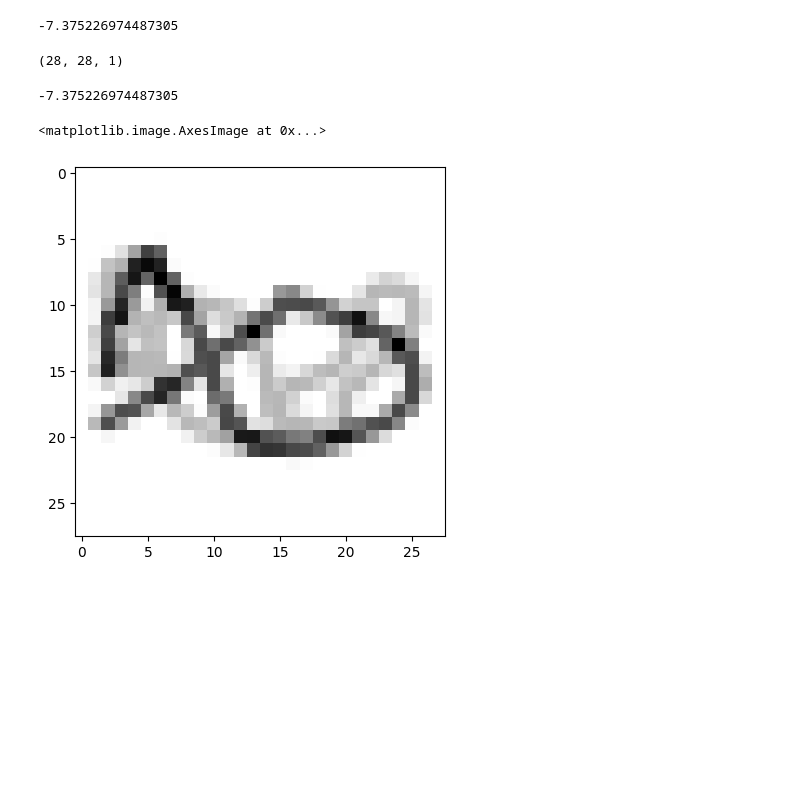
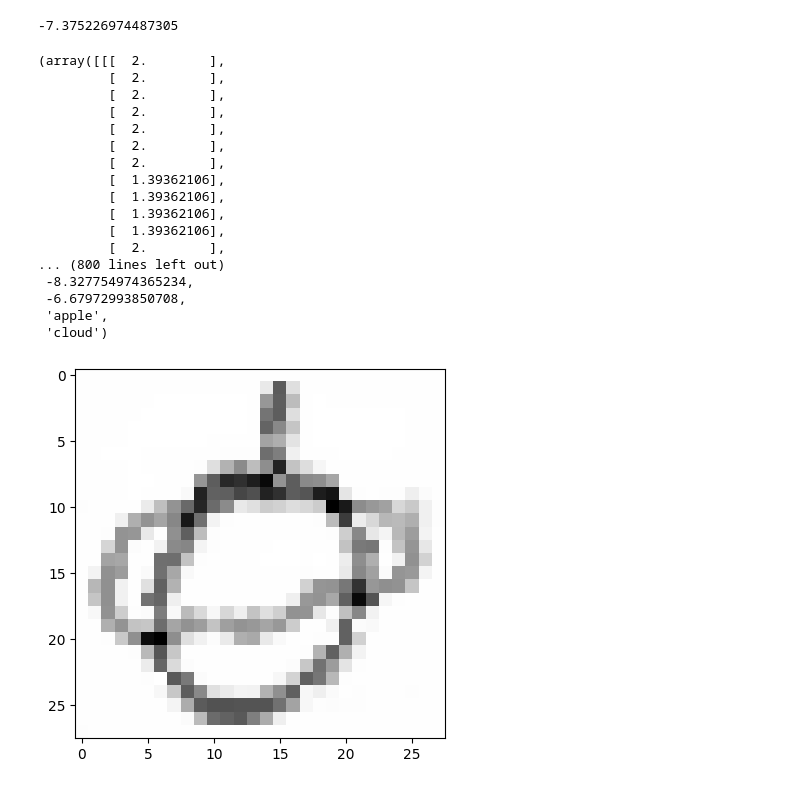
Before and after one commit to janmfriedli/PICA-2, a Jupyter notebook: PICA-2/Predict_Model.ipynb, the cells around one changed output. Drawn from its saved outputs; the diff is of its cells as text; code cells hidden in the pictures; blank space fills up the shorter version.

```diff
--- a/PICA-2/Predict_Model.ipynb
+++ b/PICA-2/Predict_Model.ipynb
@@ -170,13 +169,4 @@ def discriminate_image(noun,arr):
                         , files = {"image": bytes_image.getvalue()}
                         )
     return response.json()['prediction']
-# %%
-arr.shape
-# %% [output]
-(28, 28, 1)
-# %%
-#Test
-discriminate_image("house",arr)
-# %% [output]
--7.375226974487305
 # %%
@@ -214,6 +204,7 @@ def color_under_image(color: str, image):
 
     return img
 # %%
+# Mix Two images as a numpy array
 def image_numpy_mixer(img1, img2, strength):
     #First image conversion
     np_frame_1 = np.array(img1)
@@ -224,6 +215,6 @@ def image_numpy_mixer(img1, img2, strength):
     np_frame_2 = np_frame_2.reshape(28,28,1)
 
     #Mixer of numpy
-    new_img = (np_frame_1+(np_frame_2*strength))
+    new_img = (np_frame_1*(1-strength)+(np_frame_2*strength))
 
     return new_img
@@ -230,52 +226,75 @@ def image_numpy_mixer(img1, img2, strength):
 # %%
 #Parameters
-alpha_fakeness = -25
-beta_fakeness = -50
-strength=0.1
+alpha_fakeness = -7
+beta_fakeness = -7
+
+strength = 0.001
 
 #UserInput
 alpha = "apple"
-beta = "house"
+beta = "cloud"
 color = "blue"
-
-#MyImages
-img1= imageio.imread('Cookie2.png')
-img2= imageio.imread('Cookie3.png')
-
 
 def super_function(alpha, beta, color=color):
     # Generate and save a random image as Supercookie
     initial_image = generate_image(alpha)
+    add_image_alpha = generate_image(alpha)
+    add_image_beta = generate_image(beta)
 
     # Compare the Supercookie image to both discriminants
     a_pred = discriminate_image(alpha, initial_image)
     b_pred = discriminate_image(beta, initial_image)
 
-    condition = (a_pred > alpha_fakeness and b_pred > beta_fakeness)
-    max_iter = 1000
+    condition = (a_pred < alpha_fakeness and b_pred < beta_fakeness)
+    max_iter = 500
     iter = 0
 
     # Compare to thresholds and update
     while condition == False:
-        if a_pred <= alpha_fakeness:
-            new_im = generate_image(alpha)
-            initial_image = image_numpy_mixer(initial_image, new_im, strength)
+        if a_pred >= alpha_fakeness:
+            initial_image = image_numpy_mixer(initial_image, add_image_alpha, strength)
+            a_pred = discriminate_image(alpha, initial_image)
+            b_pred = discriminate_image(beta, initial_image)
+            condition = (a_pred < alpha_fakeness and b_pred < beta_fakeness)
             iter += 1
 
-        if b_pred <= beta_fakeness:
-            new_im = generate_image(beta)
-            initial_image = image_numpy_mixer(initial_image, new_im, strength)
+        if b_pred >= beta_fakeness:
+            initial_image = image_numpy_mixer(initial_image, add_image_beta, strength)
+            a_pred = discriminate_image(alpha, initial_image)
+            b_pred = discriminate_image(beta, initial_image)
+            condition = (a_pred < alpha_fakeness and b_pred < beta_fakeness)
             iter += 1
 
         if condition == True:
             break
 
         if iter == max_iter:
             break
 
     # Add color to the background
-    initial_image = color_under_image(color, initial_image)
+    # initial_image = color_under_image(color, initial_image)
 
     # Show the image
-    plt.imshow(initial_image, cmap='gray')
-    return initial_image
+    plt.imshow(initial_image, cmap='gray_r')
+    return initial_image, iter, a_pred, b_pred, alpha, beta
+
+super_function(alpha, beta, color=color)
+# %% [output]
+(array([[[  2.        ],
+         [  2.        ],
+         [  2.        ],
+         [  2.        ],
+         [  2.        ],
+         [  2.        ],
+         [  2.        ],
+         [  1.39362106],
+         [  1.39362106],
+         [  1.39362106],
+         [  1.39362106],
+         [  2.        ],
+... (800 lines left out)
+ -8.327754974365234,
+ -6.67972993850708,
+ 'apple',
+ 'cloud')
+[figure, added]
@@ -286,5 +300,0 @@ def image_mixer(img_1, img_2, strength):
-# %%
-image_mixer(fish_images[1], squirrel_images[2], 0.4)
-# %% [output]
-<matplotlib.image.AxesImage at 0x...>
-[figure, removed]
```
Also changed, not shown: parts of 8 cells of this notebook.
